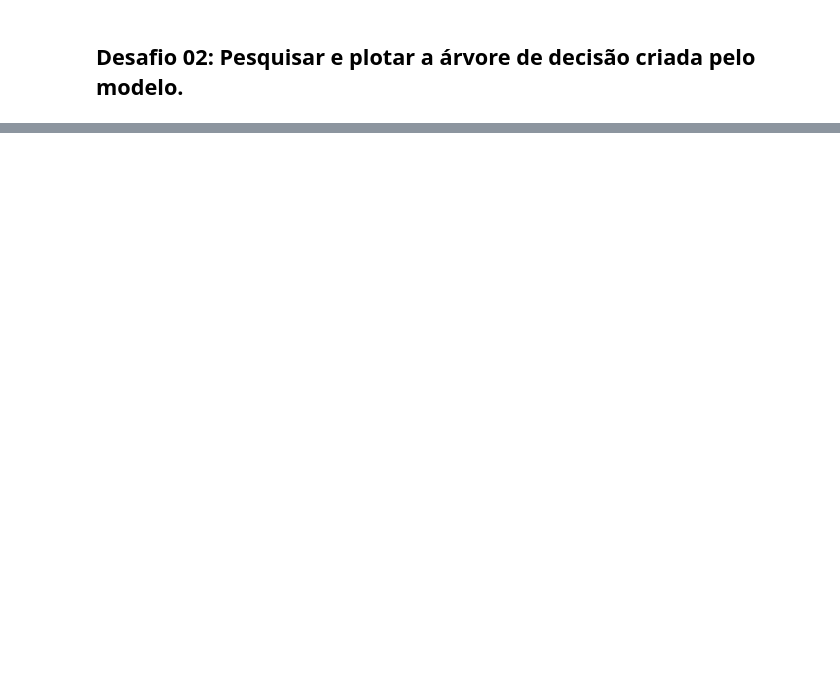
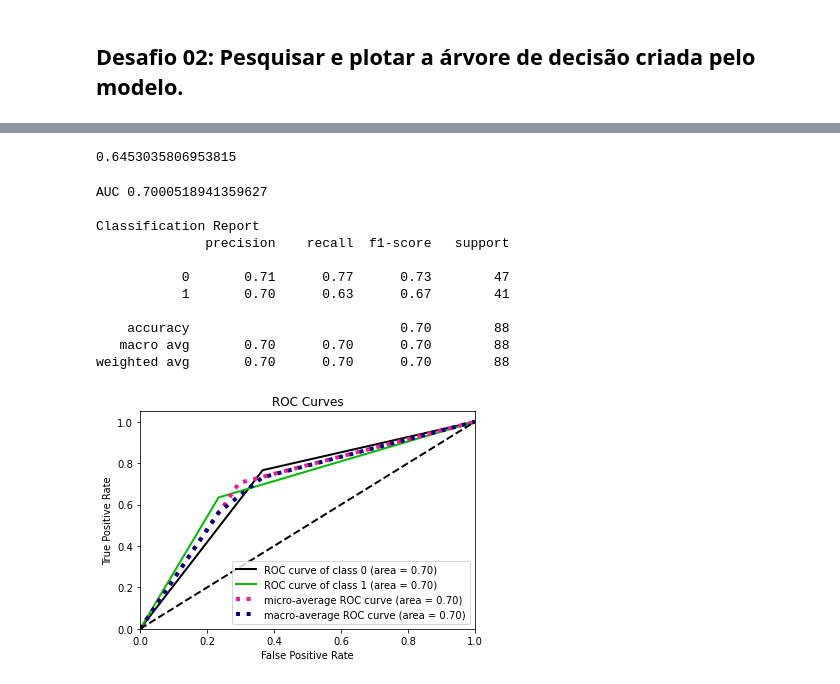
Before and after one commit to iplusl/Bootcamp_Data_Science, a Jupyter notebook: Modulo5/notebooks/Modulo5.ipynb, the cells around one changed output, grey strips where cells are left out. Cells and saved outputs as stored; diff of their text form; code cells hidden in the pictures; blank space fills up the shorter version.

```diff
--- a/Modulo5/notebooks/Modulo5.ipynb
+++ b/Modulo5/notebooks/Modulo5.ipynb
@@ -162,0 +186,44 @@ print(f1)
+# %%
+from sklearn.metrics import roc_auc_score
+
+prob_arvore = modelo_arvore.predict_proba(x_test)
+roc_auc_score(y_test, prob_arvore[:,1])
+# %% [output]
+0.6453035806953815
+# %%
+def roda_modelo(modelo, dados):
+
+    x_columns = dados.columns
+    y = dados["ICU"]
+    x = dados[x_columns].drop(["ICU", "WINDOW"], axis=1)
+
+    x_train, x_test, y_train, y_test = train_test_split(x, y, stratify=y)
+
+    modelo.fit(x_train, y_train)
+    predicao = modelo.predict(x_test)
+    prob_predic = modelo.predict_proba(x_test)
+
+    auc = roc_auc_score(y_test, prob_predic[:, 1])
+    print(f"AUC {auc}")
+    print("\nClassification Report")
+    print(classification_report(y_test, predicao))
+
+    import scikitplot as skplt
+
+    skplt.metrics.plot_roc_curve(y_test, modelo.predict_proba(x_test))
+    plt.show()
+# %%
+roda_modelo(modelo_arvore, dados_limpos)
+# %% [output]
+AUC 0.7000518941359627
+
+Classification Report
+              precision    recall  f1-score   support
+
+           0       0.71      0.77      0.73        47
+           1       0.70      0.63      0.67        41
+
+    accuracy                           0.70        88
+   macro avg       0.70      0.70      0.70        88
+weighted avg       0.70      0.70      0.70        88
+[figure, added]
```
Also changed, not shown: parts of 18 cells of this notebook, 1 other file.
